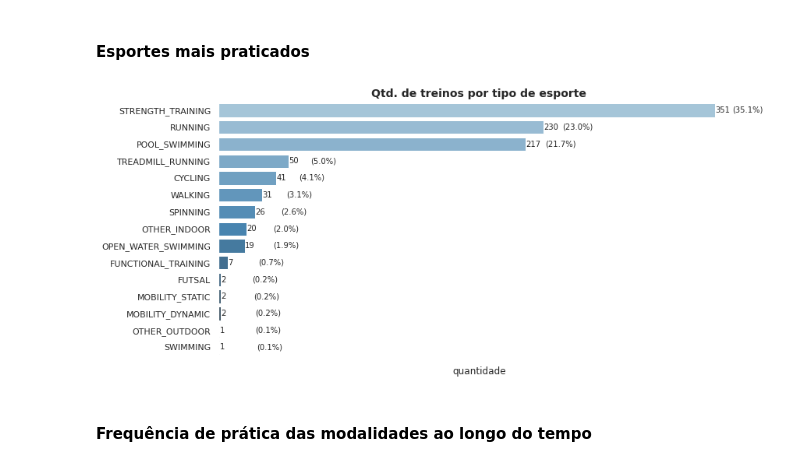
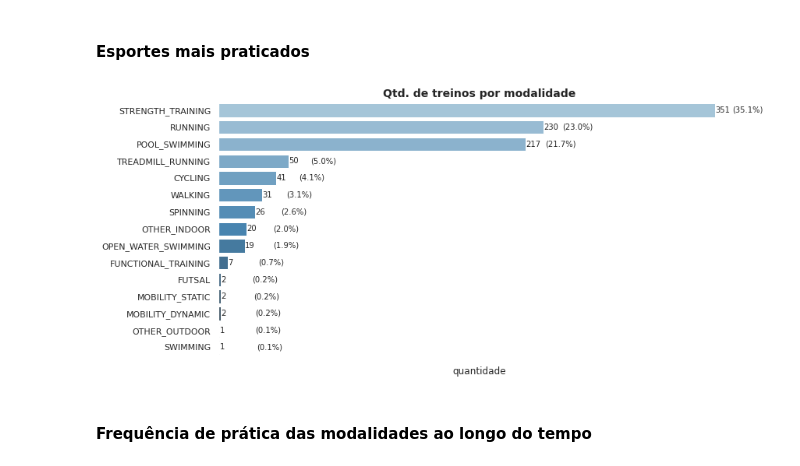
Before and after one commit to halisson-gomides/hacktathon-iesb-2022, a Jupyter notebook: EDA_hackathonIESB_2022.ipynb, the cells around one changed output. Cells and saved outputs as stored; diff of their text form; code cells hidden in the pictures.

```diff
--- a/EDA_hackathonIESB_2022.ipynb
+++ b/EDA_hackathonIESB_2022.ipynb
@@ -386,9 +386,9 @@ plt.show();
 #### Esportes mais praticados
 # %%
 # Esportes mais praticados
-grafico_quantidade(variavel='exercises_0_sport', df=data, titulo='Qtd. de treinos por tipo de esporte', paleta='Blues_d', tamanho=(12,6));
+grafico_quantidade(variavel='exercises_0_sport', df=data, titulo='Qtd. de treinos por modalidade', paleta='Blues_d', tamanho=(12,6));
 # %% [output]
-[figure, old version]
+[figure, new version]
 # %% [markdown]
 #### Frequência de prática das modalidades ao longo do tempo
 # %%
```
